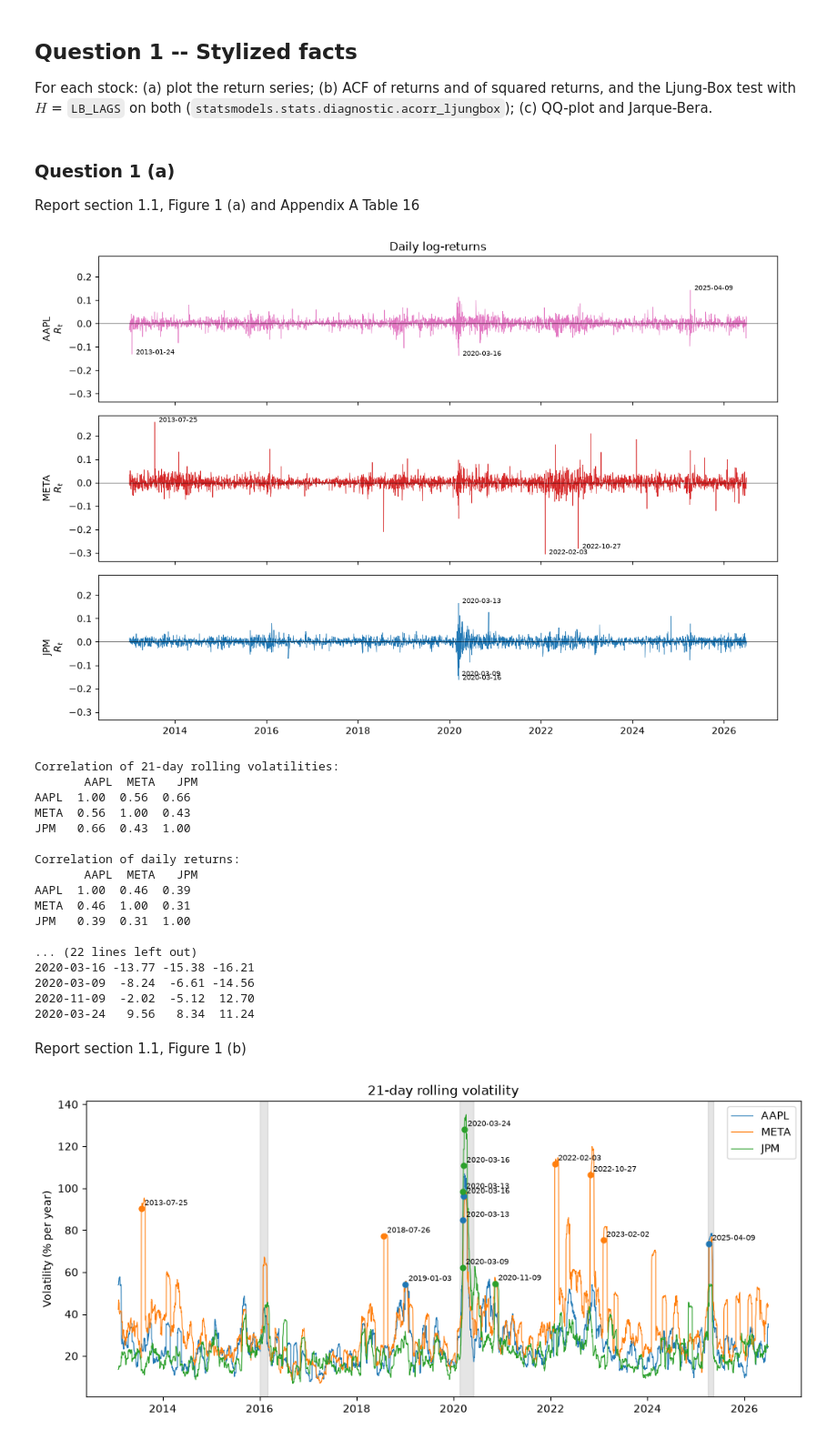
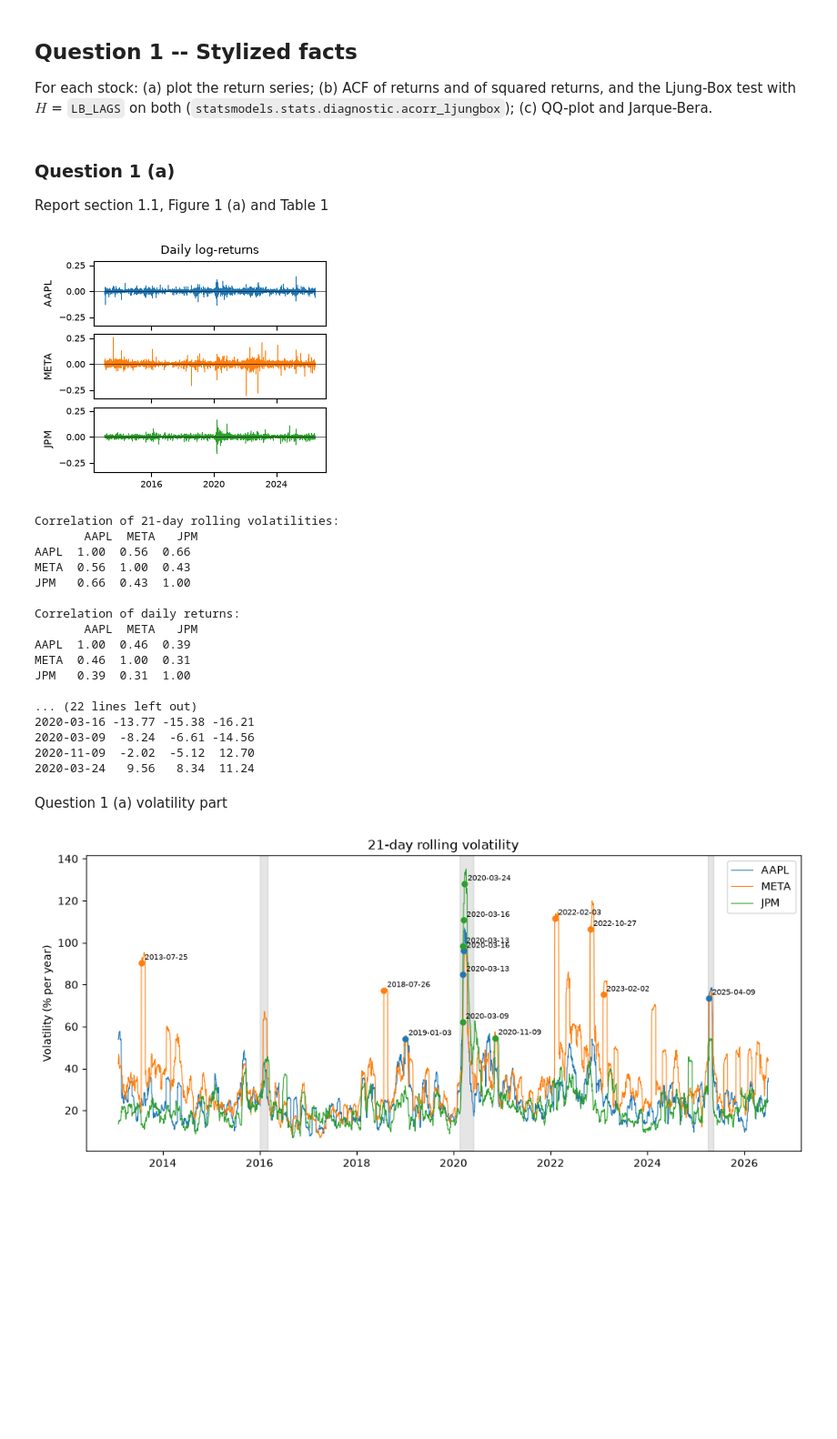
Before and after one commit to AlexPotocnik/QRM_Project, a Jupyter notebook: src/Project_template.ipynb, the cells around one changed output. Shown at 91% size. Drawn from its saved outputs; the diff is of its cells as text; code cells hidden in the pictures; blank space fills up the shorter version.

```diff
--- a/src/Project_template.ipynb
+++ b/src/Project_template.ipynb
@@ -81,35 +81,35 @@ Ljung-Box test with $H$ = `LB_LAGS` on both (`statsmodels.stats.diagnostic.acorr
 (c) QQ-plot and Jarque-Bera.
 # %% [markdown]
 ### Question 1 (a)
-Report section 1.1, Figure 1 (a) and Appendix A Table 16
+Report section 1.1, Figure 1 (a) and Table 1
 # %%
 # Question 1
 # (a)
-colors = {"AAPL": "tab:pink", "META": "tab:red", "JPM": "tab:blue"}
+import matplotlib.dates as mdates
 
+colors = {"AAPL": "tab:blue", "META": "tab:orange", "JPM": "tab:green"}
 
-fig, axes = plt.subplots(3, 1, figsize=(11, 7.5), sharex=True, sharey=True)
+fig, axes = plt.subplots(3, 1, figsize=(3.4, 3), sharex=True, sharey=True)
 for ax, tic in zip(axes, TICKERS):
-    ax.plot(returns.index, returns[tic], lw=0.5, color=colors[tic])
+    ax.plot(returns.index, returns[tic], lw=0.4, color=colors[tic])
     ax.axhline(0, color="black", lw=0.4)
-    ax.set_ylabel(f"{tic}\n$R_t$")
-    for d in returns[tic].abs().nlargest(3).index:
-        ax.annotate(d.strftime("%Y-%m-%d"), (d, returns.loc[d, tic]),
-                    fontsize=7, xytext=(4, 0), textcoords="offset points")
-axes[0].set_title("Daily log-returns")
-plt.tight_layout()
+    ax.set_ylabel(tic, fontsize=8)
+    ax.tick_params(labelsize=7)
+axes[-1].xaxis.set_major_locator(mdates.YearLocator(4))
+axes[0].set_title("Daily log-returns", fontsize=9)
+plt.tight_layout(h_pad=0.3)
 plt.savefig(OUT_DIR / "fig_q1a_returns.png", dpi=200)
 plt.show()
 
 roll_vol = returns.rolling(21).std() * np.sqrt(252)
 print("Correlation of 21-day rolling volatilities:\n", roll_vol.corr().round(2))
 print("\nCorrelation of daily returns:\n", returns.corr().round(2))
 for tic in TICKERS:
     top = returns[tic].abs().nlargest(5).index
     print(f"\nTop-5 largest moves of {tic} (in %, all three stocks that day):")
     print((100 * returns.loc[top]).round(2).to_string())
 # %% [output]
-[figure, old version]
+[figure, new version]
 Correlation of 21-day rolling volatilities:
        AAPL  META   JPM
 AAPL  1.00  0.56  0.66
@@ -128,7 +128,7 @@ JPM   0.39  0.31  1.00
 2020-11-09  -2.02  -5.12  12.70
 2020-03-24   9.56   8.34  11.24
 # %% [markdown]
-Report section 1.1, Figure 1 (b)
+Question 1 (a) volatility part
 # %%
 # Question 1 (a)
 
```
Also changed, not shown: parts of 25 cells of this notebook.
